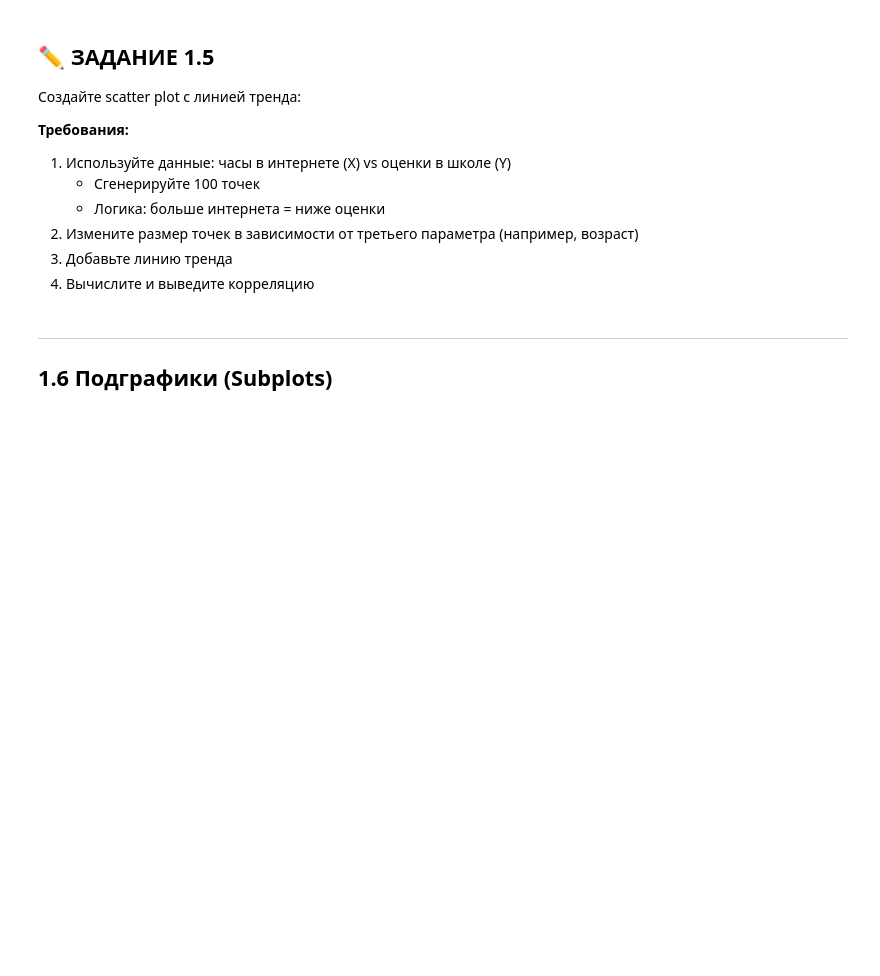
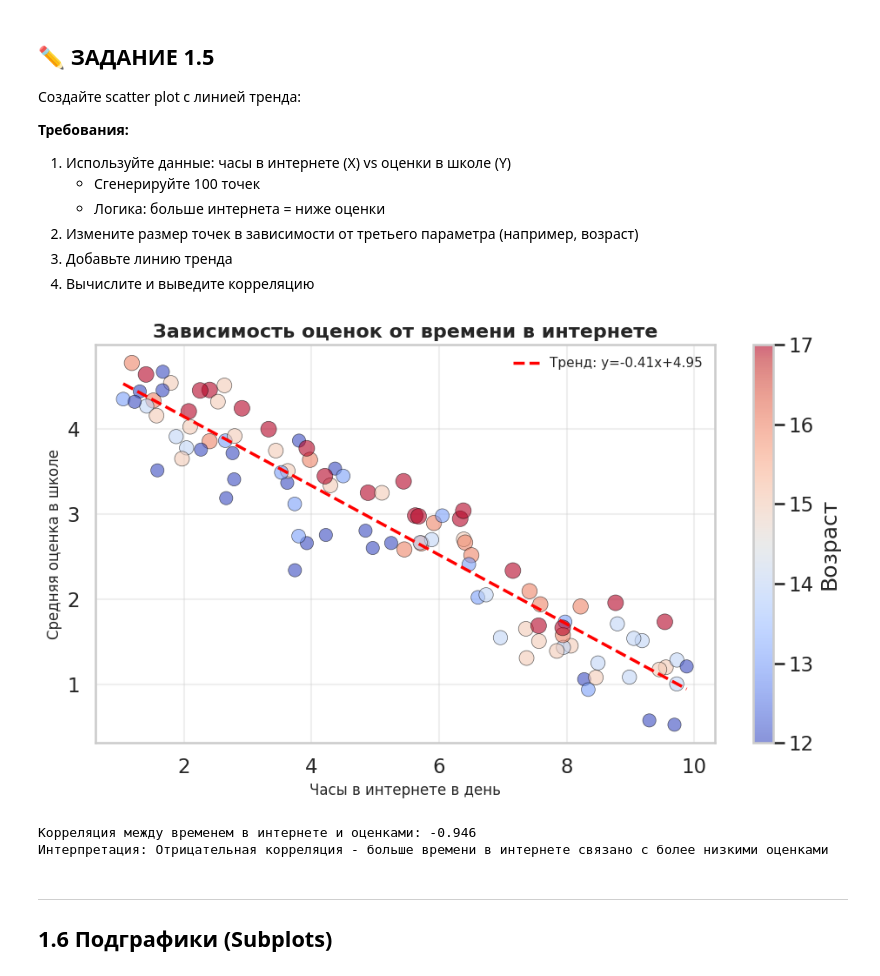
Before and after one commit to Placebo-relay/Introduction_to_AI, a Jupyter notebook: 5. Visualization.ipynb, the cells around one changed output. Drawn from its saved outputs; the diff is of its cells as text; code cells hidden in the pictures; blank space fills up the shorter version.

```diff
--- a/5. Visualization.ipynb
+++ b/5. Visualization.ipynb
@@ -388,3 +511,34 @@ print(f"Каждый дополнительный час учебы добавл
+# %%
+np.random.seed(42)
+internet_hours = np.random.uniform(1, 10, 100)
+age = np.random.randint(12, 18, 100)
+grades = 5 - 0.4 * internet_hours + np.random.normal(0, 0.3, 100) + (age - 15) * 0.1
+
+z = np.polyfit(internet_hours, grades, 1)
+p = np.poly1d(z)
+x_trend = np.linspace(internet_hours.min(), internet_hours.max(), 100)
+y_trend = p(x_trend)
+
+plt.figure(figsize=(10, 6))
+scatter = plt.scatter(internet_hours, grades, s=age*10, c=age, cmap='coolwarm',
+                      alpha=0.6, edgecolors='black', linewidth=0.5)
+plt.plot(x_trend, y_trend, 'r--', linewidth=2.5, label=f'Тренд: y={z[0]:.2f}x+{z[1]:.2f}')
+plt.title('Зависимость оценок от времени в интернете', fontsize=16, fontweight='bold')
+plt.xlabel('Часы в интернете в день', fontsize=12)
+plt.ylabel('Средняя оценка в школе', fontsize=12)
+plt.colorbar(scatter, label='Возраст')
+plt.legend(fontsize=11)
+plt.grid(True, alpha=0.3)
+plt.tight_layout()
+plt.show()
+
+correlation = np.corrcoef(internet_hours, grades)[0, 1]
+print(f"Корреляция между временем в интернете и оценками: {correlation:.3f}")
+print("Интерпретация: Отрицательная корреляция - больше времени в интернете связано с более низкими оценками")
+# %% [output]
+[figure, added]
+Корреляция между временем в интернете и оценками: -0.946
+Интерпретация: Отрицательная корреляция - больше времени в интернете связано с более низкими оценками
 # %% [markdown]
 ---
 ## 1.6 Подграфики (Subplots)
```
Also changed, not shown: parts of 68 cells of this notebook.
